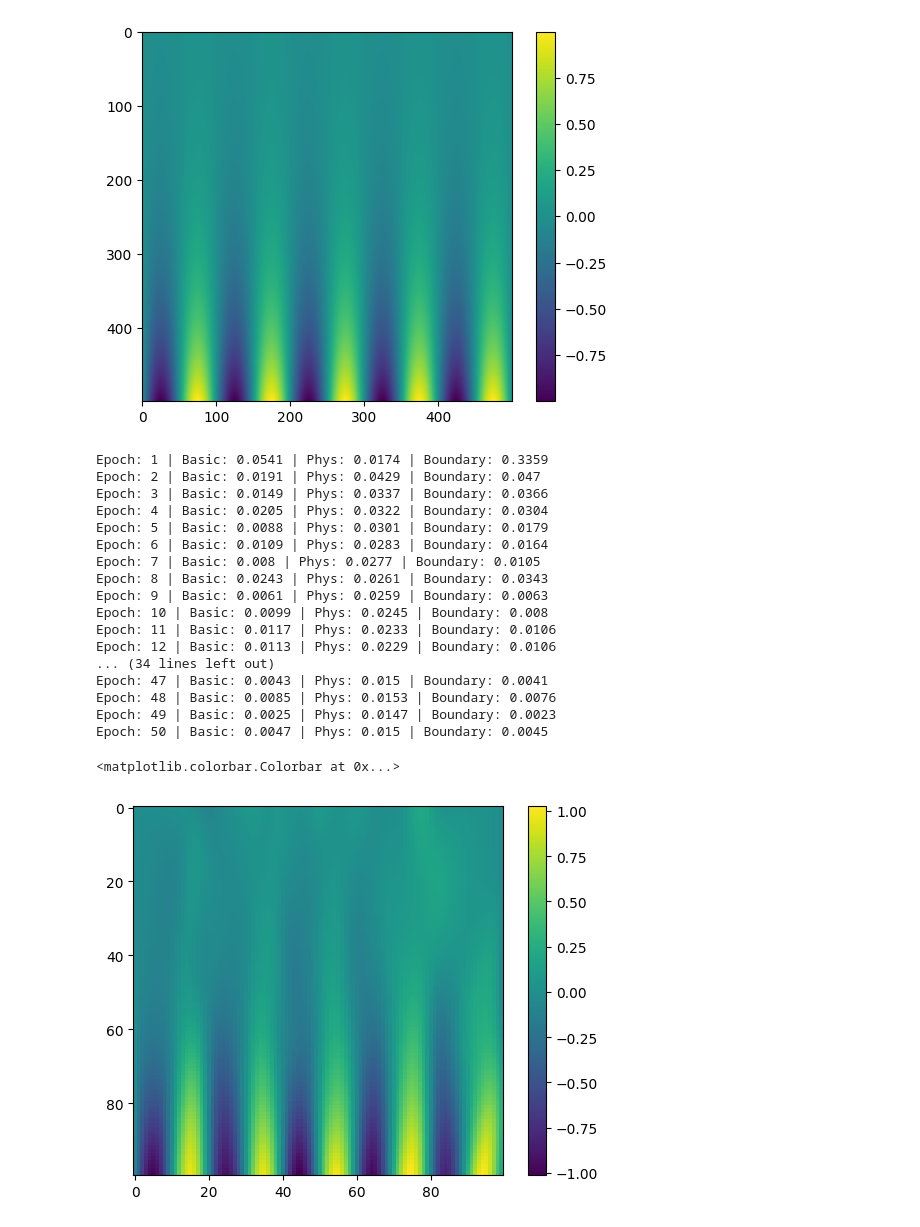
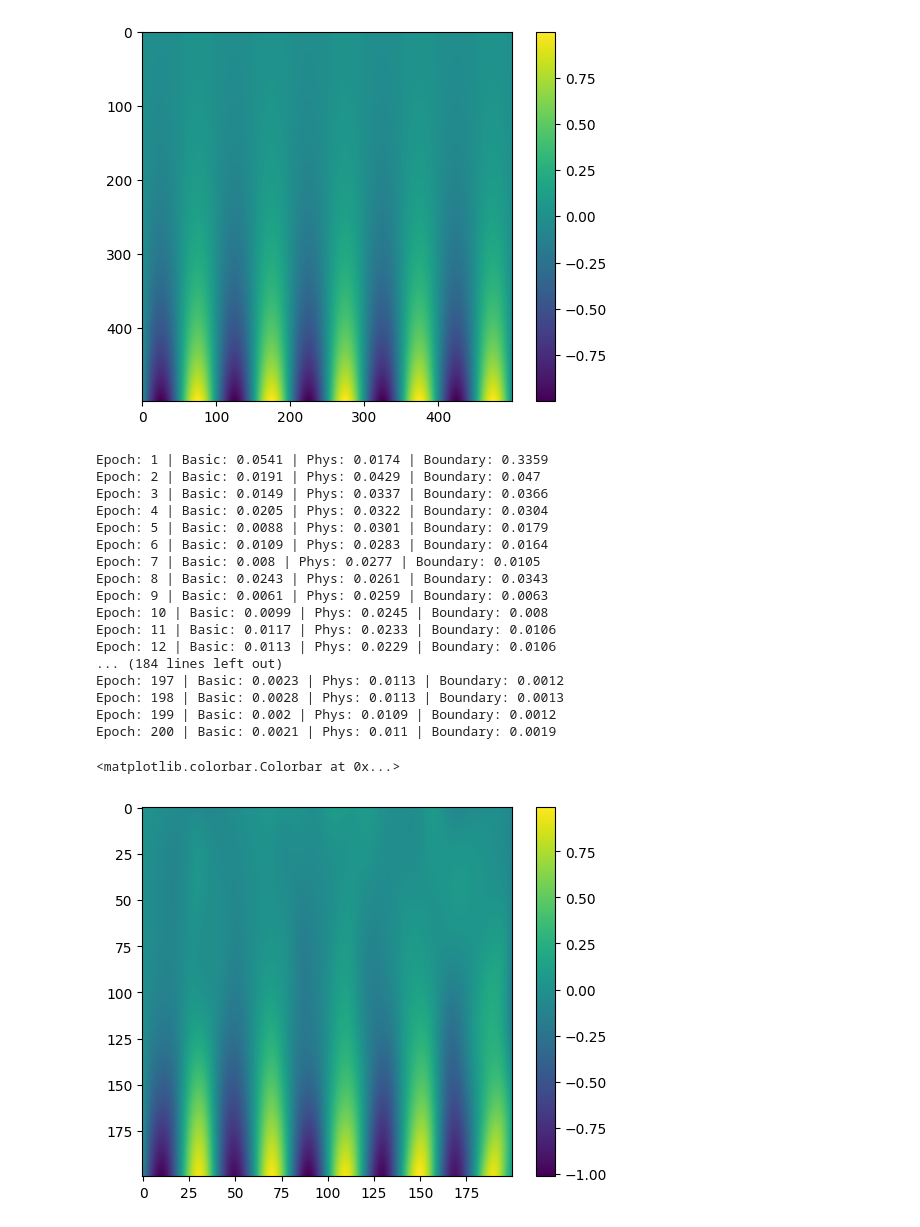
Before and after one commit to lazyjobseeker/codingtestrepo, a Jupyter notebook: pinn/heat_equation.ipynb, the cells around one changed output. Saved outputs shown, nothing was run; the diff lists cells and outputs as text; code cells hidden in the pictures.

```diff
--- a/pinn/heat_equation.ipynb
+++ b/pinn/heat_equation.ipynb
@@ -77,9 +77,9 @@ loss_best = 1000
 loss_basic_fcn = torch.nn.MSELoss()
 
 def phys_loss(inp, out):
-    dudt = torch.autograd.grad(out, [inp], grad_outputs=torch.ones_like(out), create_graph=True, allow_unused=True)[0][:,1]
-    dudx = torch.autograd.grad(out, [inp], grad_outputs=torch.ones_like(out), create_graph=True, allow_unused=True)[0][:,0]
-    d2udx2 = torch.autograd.grad(dudx, [inp], grad_outputs=torch.ones_like(dudx), create_graph=True, allow_unused=True)[0][:,0]
+    dudt = torch.autograd.grad(out, inp, grad_outputs=torch.ones_like(out), create_graph=True, allow_unused=True)[0][:,1]
+    dudx = torch.autograd.grad(out, inp, grad_outputs=torch.ones_like(out), create_graph=True, allow_unused=True)[0][:,0]
+    d2udx2 = torch.autograd.grad(dudx, inp, grad_outputs=torch.ones_like(dudx), create_graph=True, allow_unused=True)[0][:,0]
     return loss_basic_fcn(d2udx2, 0.5*dudt)
 # %%
 pts = 300
@@ -121,7 +121,7 @@ model = Net().to(DEVICE)
 train_dataset = MyDataset(inp_tensor, out_tensor)
 train_dataloader = DataLoader(train_dataset, batch_size=256, shuffle=True)
 
-adam_epochs = 50
+adam_epochs = 200
 lbfgs_epochs = 0
 
 phys_contrib = 1
@@ -192,32 +192,32 @@ Epoch: 9 | Basic: 0.0061 | Phys: 0.0259 | Boundary: 0.0063
 Epoch: 10 | Basic: 0.0099 | Phys: 0.0245 | Boundary: 0.008
 Epoch: 11 | Basic: 0.0117 | Phys: 0.0233 | Boundary: 0.0106
 Epoch: 12 | Basic: 0.0113 | Phys: 0.0229 | Boundary: 0.0106
-... (34 lines left out)
-Epoch: 47 | Basic: 0.0043 | Phys: 0.015 | Boundary: 0.0041
-Epoch: 48 | Basic: 0.0085 | Phys: 0.0153 | Boundary: 0.0076
-Epoch: 49 | Basic: 0.0025 | Phys: 0.0147 | Boundary: 0.0023
-Epoch: 50 | Basic: 0.0047 | Phys: 0.015 | Boundary: 0.0045
+... (184 lines left out)
+Epoch: 197 | Basic: 0.0023 | Phys: 0.0113 | Boundary: 0.0012
+Epoch: 198 | Basic: 0.0028 | Phys: 0.0113 | Boundary: 0.0013
+Epoch: 199 | Basic: 0.002 | Phys: 0.0109 | Boundary: 0.0012
+Epoch: 200 | Basic: 0.0021 | Phys: 0.011 | Boundary: 0.0019
 # %%
 def u_model(xs, ts):
     pts = torch.tensor(np.array([[x, t] for x, t in zip(xs, ts)]), dtype=torch.float32)
     return model(pts)
 
-pts = 100
+pts = 200
 ts = torch.linspace(0.2, 0, pts)
 xs = torch.linspace(-5, 5, pts)
 X, T = torch.meshgrid(xs, ts)
 X = X.T
 T = T.T
 
 img = []
 for x, t in zip(X, T):
     img.append(u_model(x, t).detach().numpy().tolist())
 
 plt.imshow(img)
 plt.colorbar()
 # %% [output]
 <matplotlib.colorbar.Colorbar at 0x...>
-[figure, old version]
+[figure, new version]
 # %%
 for batch_inp, batch_out in train_dataloader:
     test_inp = batch_inp
```
